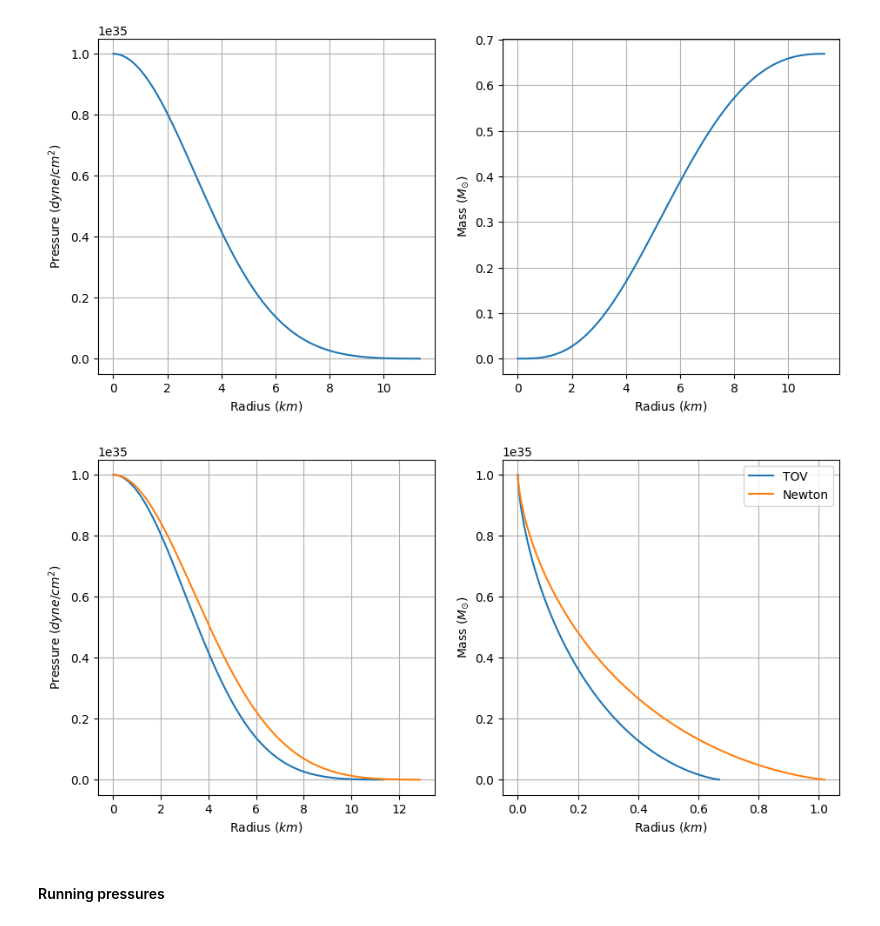
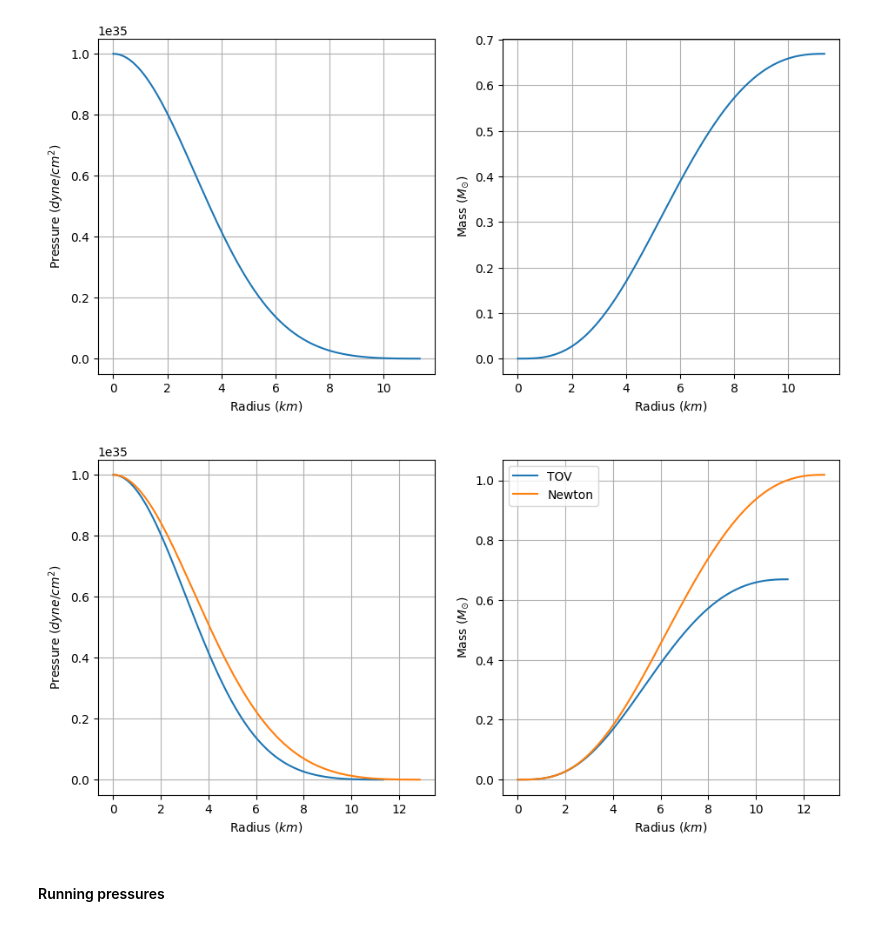
Before and after one commit to PhysicsZandi/NeutronStars, a Jupyter notebook: src/fermi_eos_examples.ipynb, the cells around one changed output. Saved outputs shown, nothing was run; the diff lists cells and outputs as text; code cells hidden in the pictures.

```diff
--- a/src/fermi_eos_examples.ipynb
+++ b/src/fermi_eos_examples.ipynb
@@ -339,20 +347,20 @@ solver.plot()
 # %%
 # Comparison between Newtonian and TOV systems
 fig, axs = plt.subplots(1, 2, figsize=(11, 5))
 axs[0].plot(tov_r, tov_p, label="TOV")
 axs[0].plot(newton_r, newton_p, label="Newton")
 axs[0].set_xlabel("Radius ($km$)")
 axs[0].set_ylabel("Pressure ($dyne / cm^2$)")
 axs[0].grid(True)
-axs[1].plot(tov_m, tov_p, label="TOV")
-axs[1].plot(newton_m, newton_p, label="Newton")
+axs[1].plot(tov_r, tov_m, label="TOV")
+axs[1].plot(newton_r, newton_m, label="Newton")
 axs[1].set_xlabel("Radius ($km$)")
 axs[1].set_ylabel("Mass ($M_{\\odot}$)")
 axs[1].grid(True)
 plt.legend()
 plt.show()
 # %% [output]
-[figure, old version]
+[figure, new version]
 # %% [markdown]
 #### Running pressures
 # %%
```
Also changed, not shown: parts of 50 cells of this notebook.
